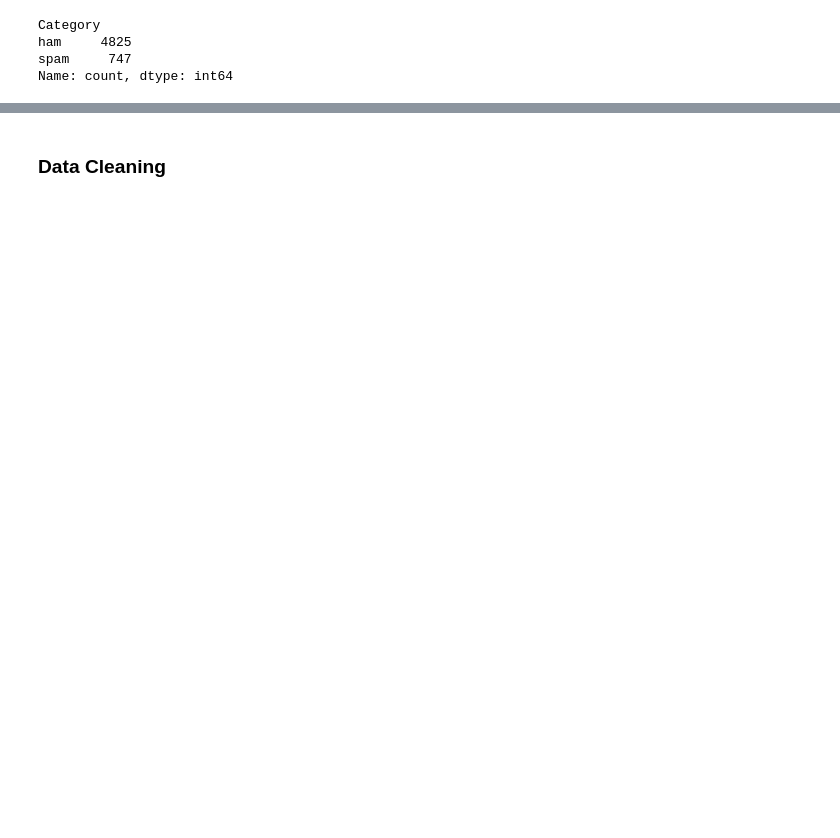
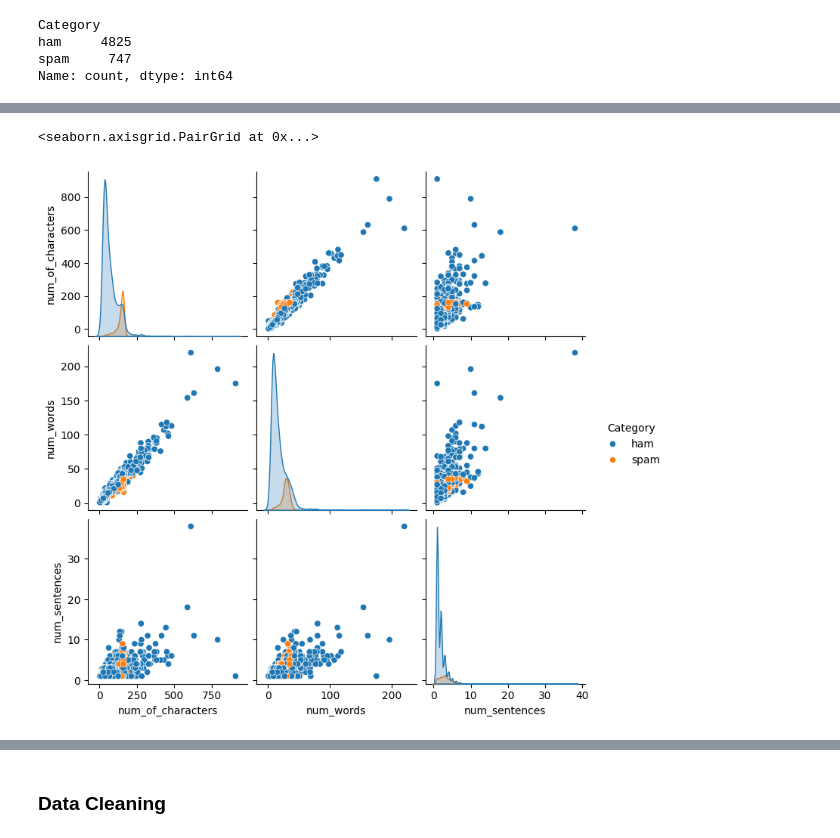
Before and after one commit to Selani00/Spam-Email-Detection-ML, a Jupyter notebook: Notebooks/Model_Building.ipynb, the cells around one changed output, grey strips where cells are left out. Saved outputs shown, nothing was run; the diff lists cells and outputs as text; code cells hidden in the pictures; blank space fills up the shorter version.

```diff
--- a/Notebooks/Model_Building.ipynb
+++ b/Notebooks/Model_Building.ipynb
@@ -57,0 +63,5 @@ sns.countplot(x='Category',data=data)
+# %%
+sns.pairplot(data,hue='Category')
+# %% [output]
+<seaborn.axisgrid.PairGrid at 0x...>
+[figure, added]
```
Also changed, not shown: parts of 66 cells of this notebook, 10 other files.
